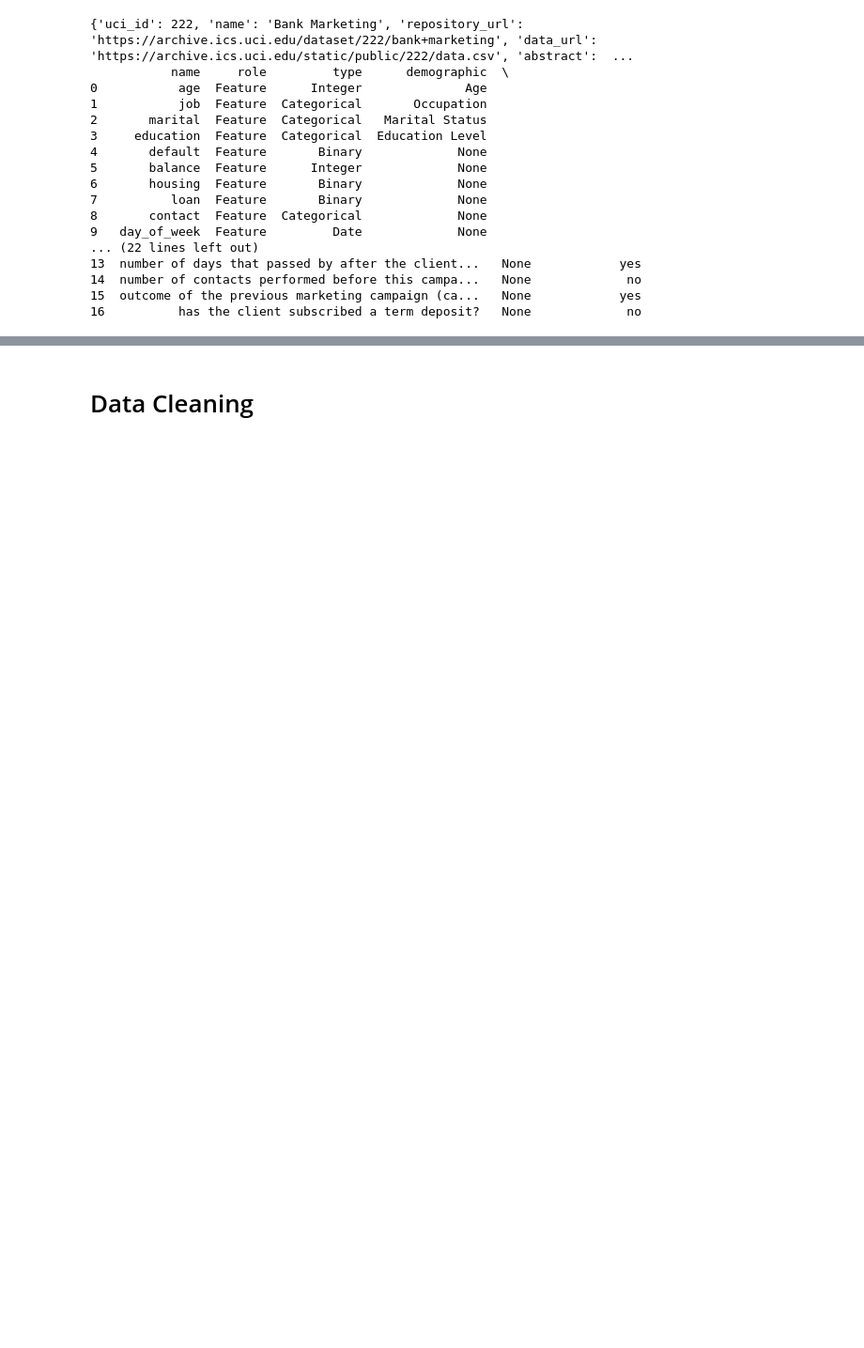
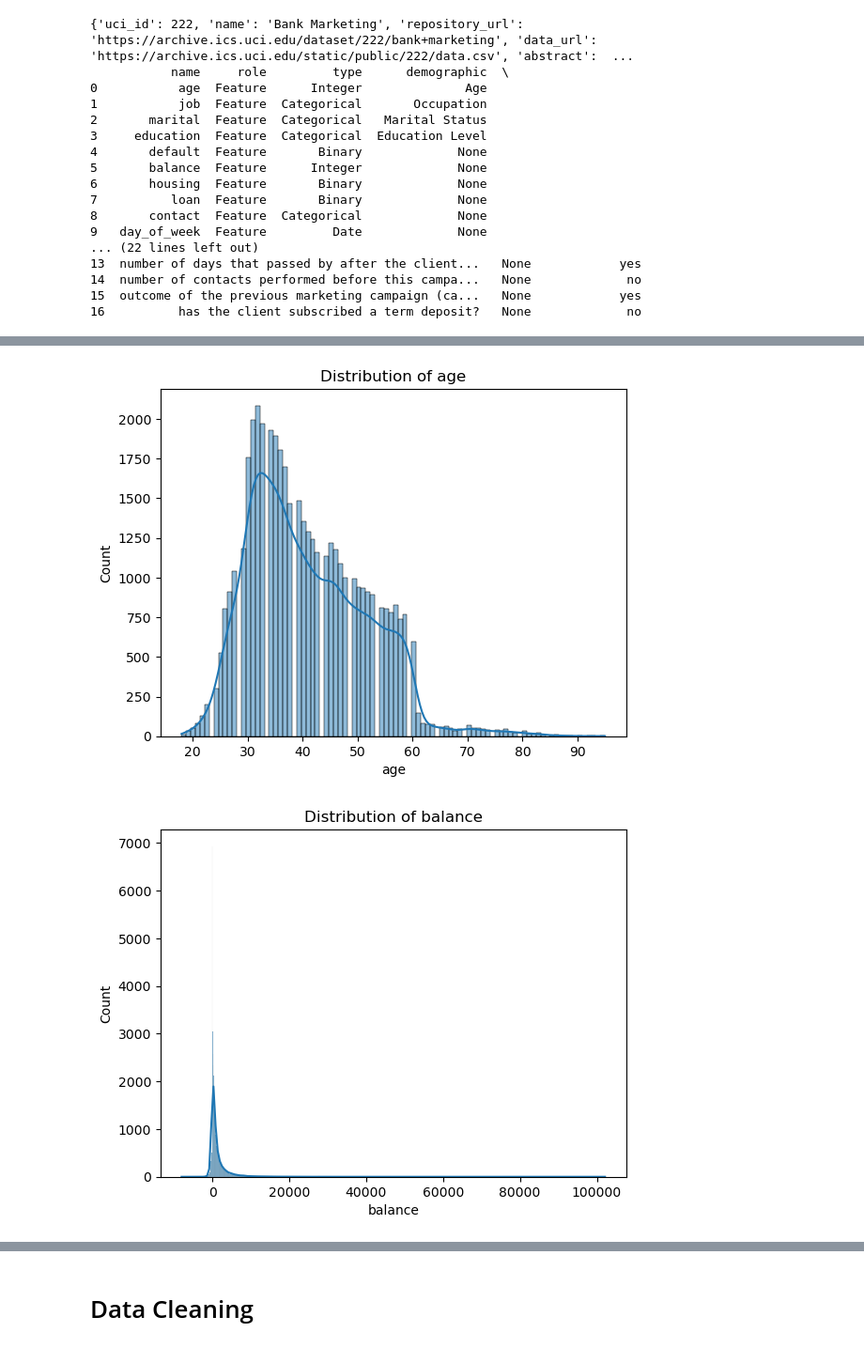
Before and after one commit to Aditya-k-23/Bank-Marketing, a Jupyter notebook: Analysis.ipynb, the cells around one changed output, grey strips where cells are left out. Shown at 94% size. Saved outputs shown, nothing was run; the diff lists cells and outputs as text; code cells hidden in the pictures; blank space fills up the shorter version.

```diff
--- a/Analysis.ipynb
+++ b/Analysis.ipynb
@@ -61,0 +125,10 @@ print(bank_marketing.variables)
+# %%
+# Distribution plots for numerical features
+numerical_cols = X.select_dtypes(include=['int64', 'float64']).columns
+for col in numerical_cols:
+    sns.histplot(X[col], kde=True)
+    plt.title(f'Distribution of {col}')
+    plt.show()
+# %% [output]
+[figure, added]
+[figure, added]
```
Also changed, not shown: parts of 20 cells of this notebook.
